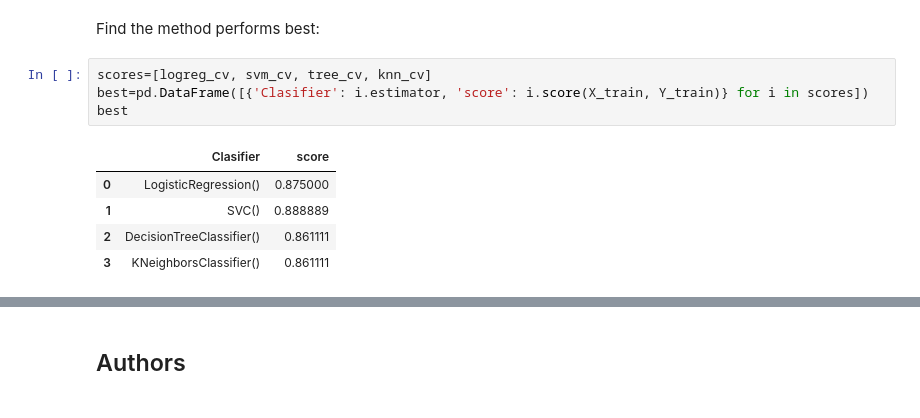
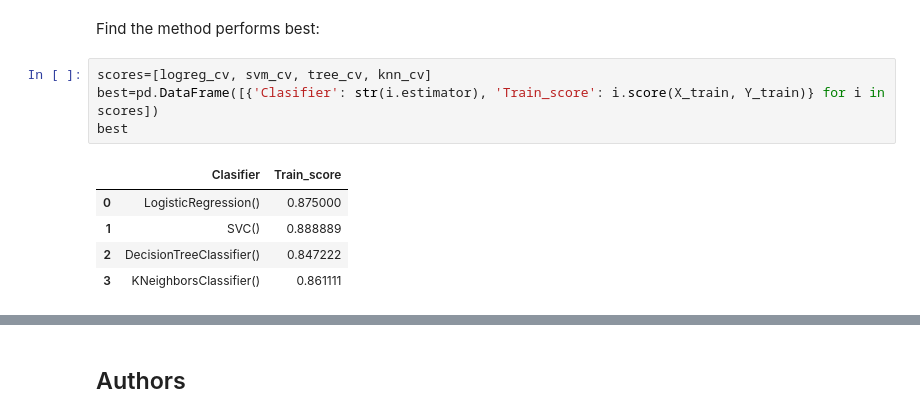
Before and after one commit to hsandir/Applied-Data-Science-Professional-Certificate, a Jupyter notebook: week_4_Machine_Learning_Prediction.ipynb, the cells around one changed output, grey strips where cells are left out. Saved outputs shown, nothing was run; the diff lists cells and outputs as text.

```diff
--- a/week_4_Machine_Learning_Prediction.ipynb
+++ b/week_4_Machine_Learning_Prediction.ipynb
@@ -302,11 +302,11 @@ plot_confusion_matrix(Y_test,yhat)
 Find the method performs best:
 # %%
 scores=[logreg_cv, svm_cv, tree_cv, knn_cv]
-best=pd.DataFrame([{'Clasifier': i.estimator, 'score': i.score(X_train, Y_train)} for i in scores])
+best=pd.DataFrame([{'Clasifier': str(i.estimator), 'Train_score': i.score(X_train, Y_train)} for i in scores])
 best
 # %% [output]
-|  | Clasifier | score |
+|  | Clasifier | Train_score |
 | 0 | LogisticRegression() | 0.875000 |
 | 1 | SVC() | 0.888889 |
-| 2 | DecisionTreeClassifier() | 0.861111 |
+| 2 | DecisionTreeClassifier() | 0.847222 |
 | 3 | KNeighborsClassifier() | 0.861111 |
```
Also changed, not shown: parts of 3 cells of this notebook.
